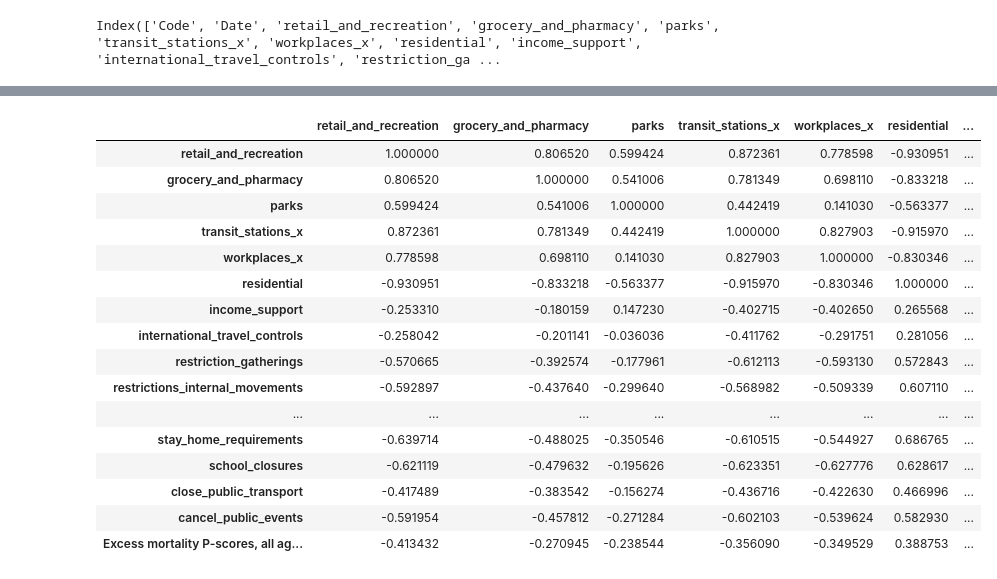
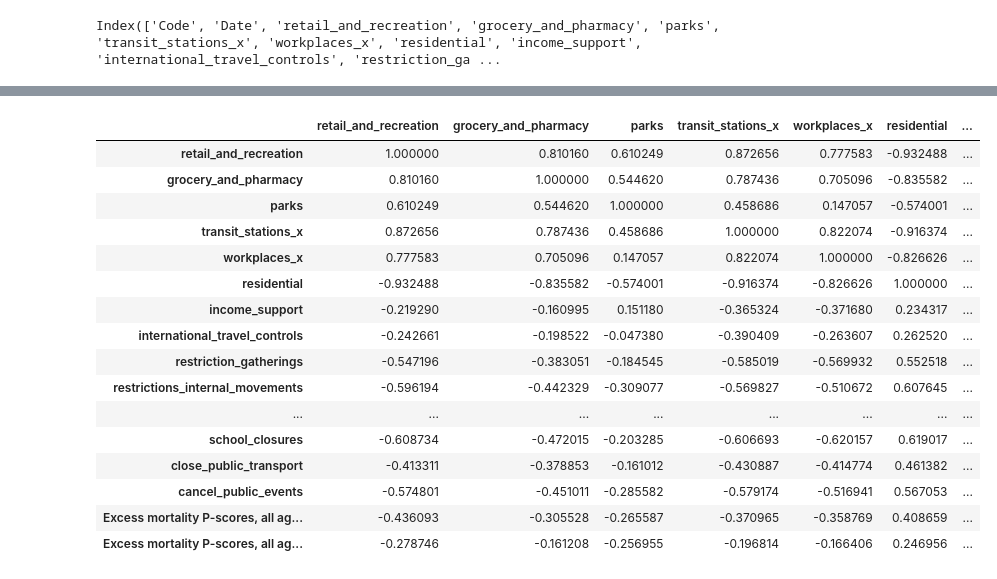
Before and after one commit to lucasbotellaroca/Covid-19_Reproduction_Rate_Estimator, a Jupyter notebook: data-cleaning.ipynb, the cells around one changed output, grey strips where cells are left out. Cells and saved outputs as stored; diff of their text form; code cells hidden in the pictures.

```diff
--- a/data-cleaning.ipynb
+++ b/data-cleaning.ipynb
@@ -2,0 +14,3 @@ import pandas as pd
+# %%
+df_policies['Date'] = pd.to_datetime(df_policies['Date']) + pd.to_timedelta(18, unit='d')
+df_policies[df_policies['Code']=="AFG"].head()
@@ -2,0 +24,4 @@ import pandas as pd
+# %%
+df_policies = df_policies.groupby(['Code', pd.Grouper(key='Date', freq='W-THU')]).mean().reset_index()
+df_policies = df_policies.groupby(['Code', pd.Grouper(key='Date', freq='W-MON', label='left',closed='left')]).mean().reset_index()
+df_policies[df_policies['Code']=="AFG"].head()
@@ -11,16 +62,27 @@ for filepath in glob.iglob('data/policies/*.csv'):
 
 for i in range(len(files)):
 
+
     if(i==0):
 
-        df_policies = pd.read_csv(files[i])
-        df_policies['Date'] = pd.to_datetime(df_policies['Date']) - pd.to_timedelta(21, unit='d')
-        df_policies = df_policies.groupby(['Code', pd.Grouper(key='Date', freq='W-MON')]).mean().reset_index()
+
+        if(files[i] == 'changes-visitors-covid.csv'):
+
+            df_policies = group_policies(files[i],True)
+
+        else:
+
+            df_policies = group_policies(files[i],False)
 
     else:
-        df_aux = pd.read_csv(files[i])
-        df_aux['Date'] = pd.to_datetime(df_aux['Date']) - pd.to_timedelta(21, unit='d')
-        df_aux = df_aux.groupby(['Code', pd.Grouper(key='Date', freq='W-MON')]).mean().reset_index()
+
+        if(files[i] == 'changes-visitors-covid.csv'):
+
+            df_aux = group_policies(files[i],True)
+
+        else:
+
+            df_aux = group_policies(files[i],False)
 
 
         df_policies=pd.merge(df_policies, df_aux, on=["Code", "Date"])
@@ -52,6 +114,6 @@ df_excess_mortality
 | 1935 | United States | USA | 2020-12-20 | 33.11 |
 1936 rows × 4 columns
 # %%
-df_excess_mortality['Date'] = pd.to_datetime(df_excess_mortality['Date']) + pd.to_timedelta(1, unit='d')
+df_excess_mortality['Date'] = pd.to_datetime(df_excess_mortality['Date'])
 df_excess_mortality = df_excess_mortality.groupby(['Code', pd.Grouper(key='Date', freq='W-MON')]).mean().reset_index()
-df_merge_final = pd.merge(df_policies, df_excess_mortality, on=["Code", "Date"])
+df_excess_mortality.head()
@@ -142,29 +224,29 @@ y
 # %%
 import pandas as pd
 import numpy as np
 
 rs = np.random.RandomState(0)
 df = pd.DataFrame(rs.rand(10, 10))
-corr = df_merge_final.corr()
+corr = df_merge_final_plot.corr()
 corr.style.background_gradient(cmap='coolwarm')
 # %% [output]
 |  | retail_and_recreation | grocery_and_pharmacy | parks | transit_stations_x | workplaces_x | residential | ... |
-| retail_and_recreation | 1.000000 | 0.806520 | 0.599424 | 0.872361 | 0.778598 | -0.930951 | ... |
-| grocery_and_pharmacy | 0.806520 | 1.000000 | 0.541006 | 0.781349 | 0.698110 | -0.833218 | ... |
-| parks | 0.599424 | 0.541006 | 1.000000 | 0.442419 | 0.141030 | -0.563377 | ... |
-| transit_stations_x | 0.872361 | 0.781349 | 0.442419 | 1.000000 | 0.827903 | -0.915970 | ... |
-| workplaces_x | 0.778598 | 0.698110 | 0.141030 | 0.827903 | 1.000000 | -0.830346 | ... |
-| residential | -0.930951 | -0.833218 | -0.563377 | -0.915970 | -0.830346 | 1.000000 | ... |
-| income_support | -0.253310 | -0.180159 | 0.147230 | -0.402715 | -0.402650 | 0.265568 | ... |
-| international_travel_controls | -0.258042 | -0.201141 | -0.036036 | -0.411762 | -0.291751 | 0.281056 | ... |
-| restriction_gatherings | -0.570665 | -0.392574 | -0.177961 | -0.612113 | -0.593130 | 0.572843 | ... |
-| restrictions_internal_movements | -0.592897 | -0.437640 | -0.299640 | -0.568982 | -0.509339 | 0.607110 | ... |
+| retail_and_recreation | 1.000000 | 0.810160 | 0.610249 | 0.872656 | 0.777583 | -0.932488 | ... |
+| grocery_and_pharmacy | 0.810160 | 1.000000 | 0.544620 | 0.787436 | 0.705096 | -0.835582 | ... |
+| parks | 0.610249 | 0.544620 | 1.000000 | 0.458686 | 0.147057 | -0.574001 | ... |
+| transit_stations_x | 0.872656 | 0.787436 | 0.458686 | 1.000000 | 0.822074 | -0.916374 | ... |
+| workplaces_x | 0.777583 | 0.705096 | 0.147057 | 0.822074 | 1.000000 | -0.826626 | ... |
+| residential | -0.932488 | -0.835582 | -0.574001 | -0.916374 | -0.826626 | 1.000000 | ... |
+| income_support | -0.219290 | -0.160995 | 0.151180 | -0.365324 | -0.371680 | 0.234317 | ... |
+| international_travel_controls | -0.242661 | -0.198522 | -0.047380 | -0.390409 | -0.263607 | 0.262520 | ... |
+| restriction_gatherings | -0.547196 | -0.383051 | -0.184545 | -0.585019 | -0.569932 | 0.552518 | ... |
+| restrictions_internal_movements | -0.596194 | -0.442329 | -0.309077 | -0.569827 | -0.510672 | 0.607645 | ... |
 | ... | ... | ... | ... | ... | ... | ... | ... |
-| stay_home_requirements | -0.639714 | -0.488025 | -0.350546 | -0.610515 | -0.544927 | 0.686765 | ... |
-| school_closures | -0.621119 | -0.479632 | -0.195626 | -0.623351 | -0.627776 | 0.628617 | ... |
-| close_public_transport | -0.417489 | -0.383542 | -0.156274 | -0.436716 | -0.422630 | 0.466996 | ... |
-| cancel_public_events | -0.591954 | -0.457812 | -0.271284 | -0.602103 | -0.539624 | 0.582930 | ... |
-| Excess mortality P-scores, all ag... | -0.413432 | -0.270945 | -0.238544 | -0.356090 | -0.349529 | 0.388753 | ... |
+| school_closures | -0.608734 | -0.472015 | -0.203285 | -0.606693 | -0.620157 | 0.619017 | ... |
+| close_public_transport | -0.413311 | -0.378853 | -0.161012 | -0.430887 | -0.414774 | 0.461382 | ... |
+| cancel_public_events | -0.574801 | -0.451011 | -0.285582 | -0.579174 | -0.516941 | 0.567053 | ... |
+| Excess mortality P-scores, all ag... | -0.436093 | -0.305528 | -0.265587 | -0.370965 | -0.358769 | 0.408659 | ... |
+| Excess mortality P-scores, all ag... | -0.278746 | -0.161208 | -0.256955 | -0.196814 | -0.166406 | 0.246956 | ... |
 # %%
 # Separar el modelo en conjunto de test y entrenamiento
 from sklearn.model_selection import train_test_split
```
Also changed, not shown: parts of 22 cells of this notebook.
